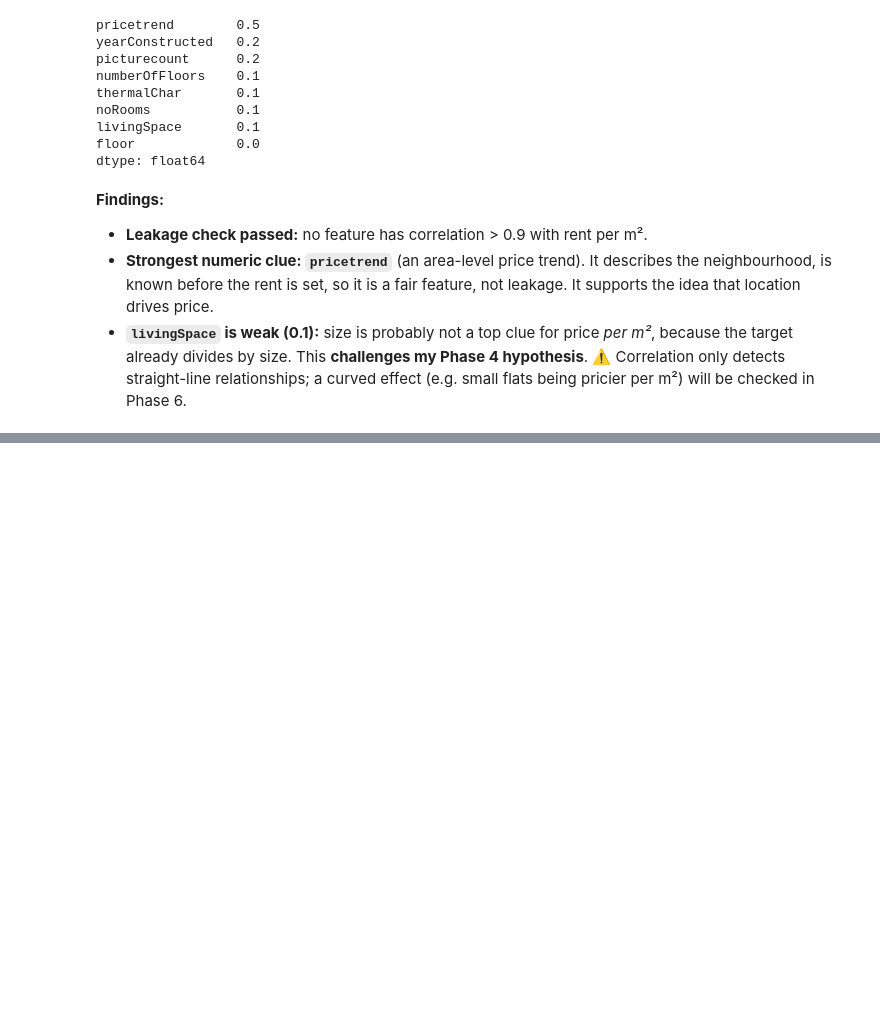
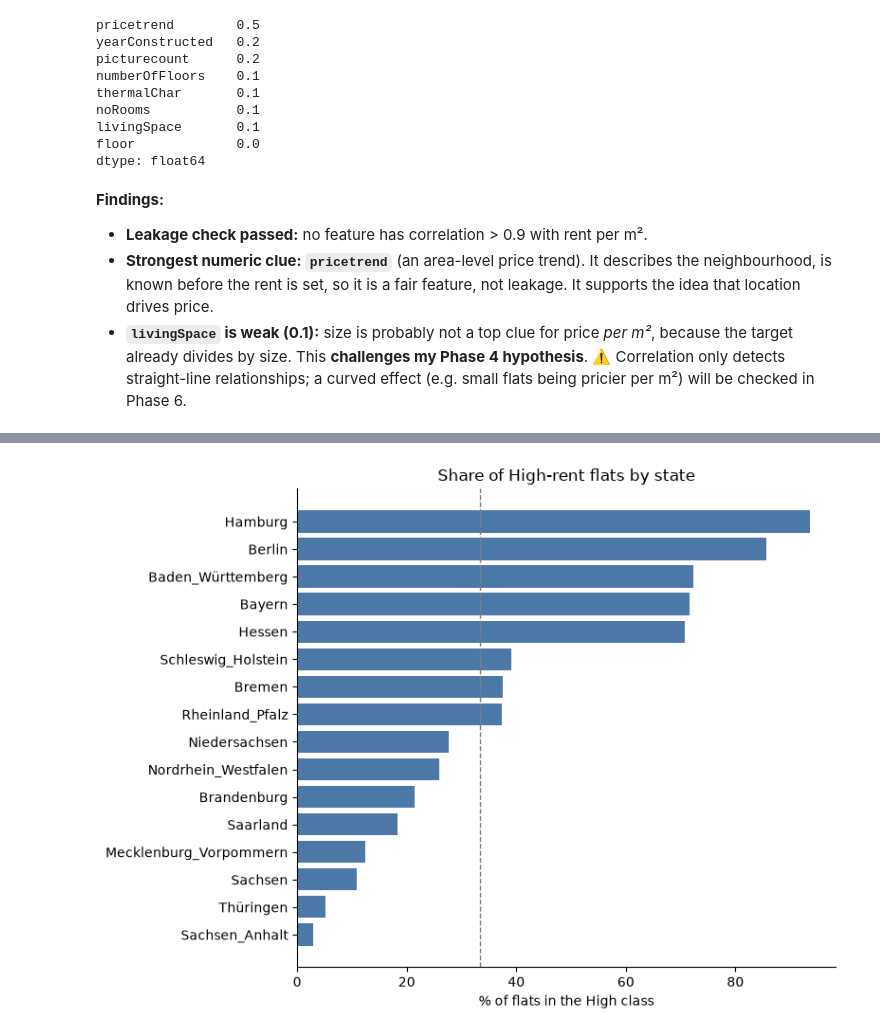
Before and after one commit to ihanmx/Rental_Datasert_study, a Jupyter notebook: notebooks/01_rental_classification.ipynb, the cells around one changed output, grey strips where cells are left out. Cells and saved outputs as stored; diff of their text form; code cells hidden in the pictures; blank space fills up the shorter version.

```diff
--- a/notebooks/01_rental_classification.ipynb
+++ b/notebooks/01_rental_classification.ipynb
@@ -1049,0 +1058,7 @@ dtype: float64
+# %%
+def class_shares(col):
+    table = pd.crosstab(df_clean[col], df_clean["rentClass"], normalize="index") * 100
+    return table.round(1)
+
+# Example: lift
+class_shares("lift")
@@ -1049,0 +1131,14 @@ dtype: float64
+# %%
+high_by_state = class_shares("regio1")["High"].sort_values()   # ← this line was missing
+
+fig, ax = plt.subplots(figsize=(8, 6))
+ax.barh(high_by_state.index, high_by_state.values, color="#4C78A8")
+ax.axvline(33.3, color="gray", linestyle="--", linewidth=1)
+ax.set_title("Share of High-rent flats by state")
+ax.set_xlabel("% of flats in the High class")
+ax.spines[["top", "right"]].set_visible(False)
+plt.tight_layout()
+plt.savefig("../reports/figures/high_share_by_state.png", dpi=150)
+plt.show()
+# %% [output]
+[figure, added]
```
Also changed, not shown: parts of 13 cells of this notebook, 1 other file.
